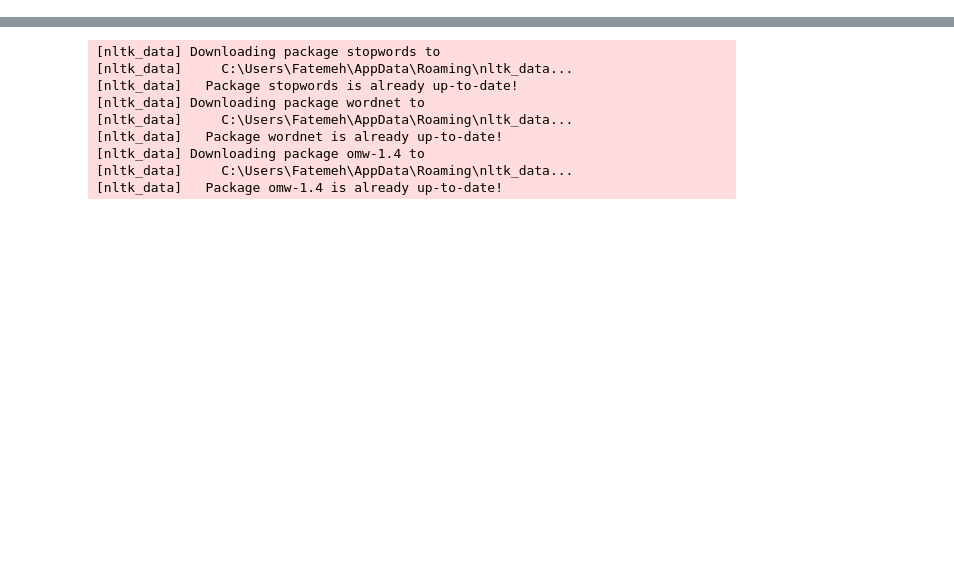
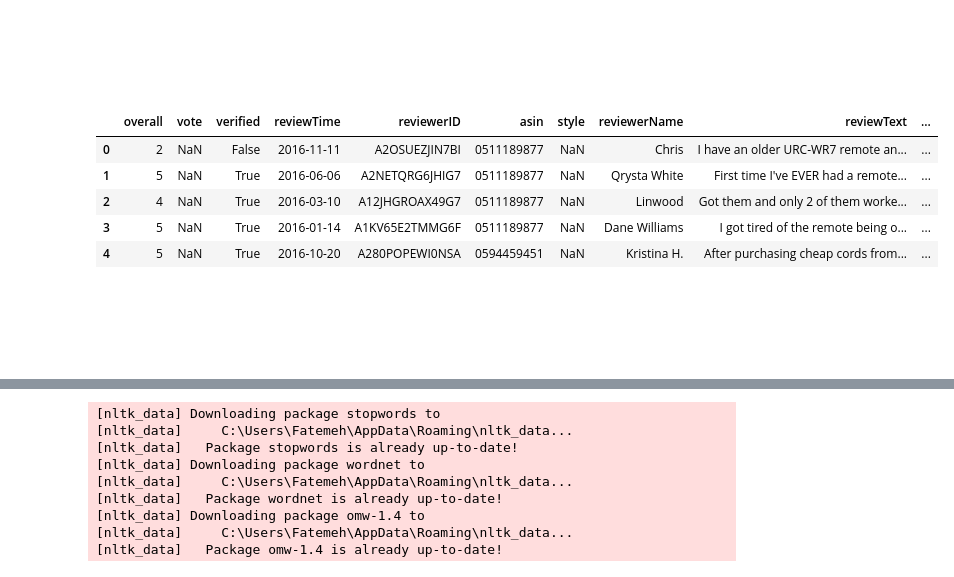
Before and after one commit to Mahdias1383/custom_NLP, a Jupyter notebook: Part 2/Feature engineering and Model.ipynb, the cells around one changed output, grey strips where cells are left out. Cells and saved outputs as stored; diff of their text form; code cells hidden in the pictures; blank space fills up the shorter version.

```diff
--- a/Part 2/Feature engineering and Model.ipynb
+++ b/Part 2/Feature engineering and Model.ipynb
@@ -0,0 +1,2 @@
+# %% [markdown]
+### <div dir="rtl" style="font-family: 'Segoe UI', Tahoma, sans-serif; font-size: 30px; color: #ffffff; font-weight: bold; padding: 10px; border-radius: 8px; background: linear-gradient(135deg, #2EA149, #60a5fa); text-align: right;"> مهندسی ویژگی</div>
@@ -0,0 +9,11 @@
+# %%
+train.head()
+# %% [output]
+|  | overall | vote | verified | reviewTime | reviewerID | asin | style | reviewerName | reviewText | ... |
+| 0 | 2 | NaN | False | 2016-11-11 | A2OSUEZJIN7BI | 0511189877 | NaN | Chris | I have an older URC-WR7 remote an... | ... |
+| 1 | 5 | NaN | True | 2016-06-06 | A2NETQRG6JHIG7 | 0511189877 | NaN | Qrysta White | First time I've EVER had a remote... | ... |
+| 2 | 4 | NaN | True | 2016-03-10 | A12JHGROAX49G7 | 0511189877 | NaN | Linwood | Got them and only 2 of them worke... | ... |
+| 3 | 5 | NaN | True | 2016-01-14 | A1KV65E2TMMG6F | 0511189877 | NaN | Dane Williams | I got tired of the remote being o... | ... |
+| 4 | 5 | NaN | True | 2016-10-20 | A280POPEWI0NSA | 0594459451 | NaN | Kristina H. | After purchasing cheap cords from... | ... |
+# %% [markdown]
+### <div dir="rtl" style="font-family: 'Segoe UI', Tahoma, sans-serif; font-size: 20px; color: #ffffff;  padding: 10px; border-radius: 8px; background: linear-gradient(135deg, #2EA149, #60a5fa); text-align: right;"> بررسی ارتباط ستون های verified,overall, vote</div>
```
Also changed, not shown: parts of 18 cells of this notebook.
